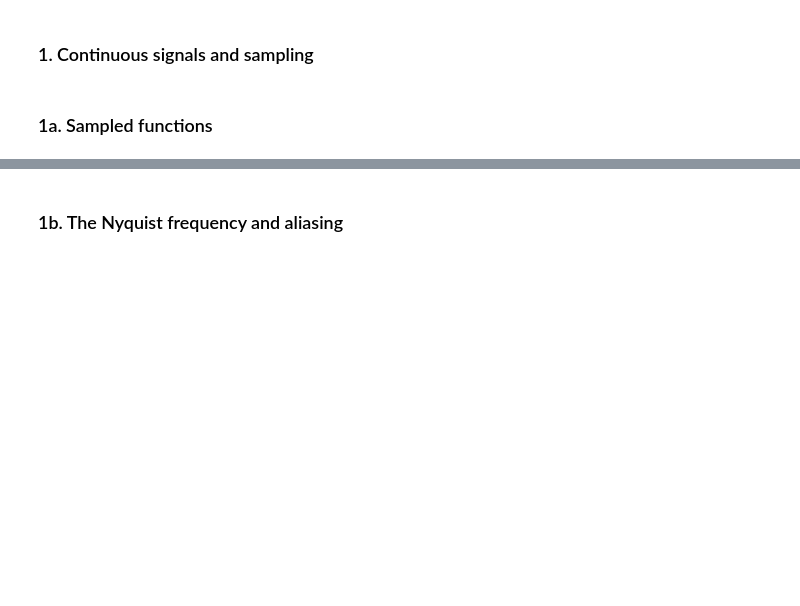
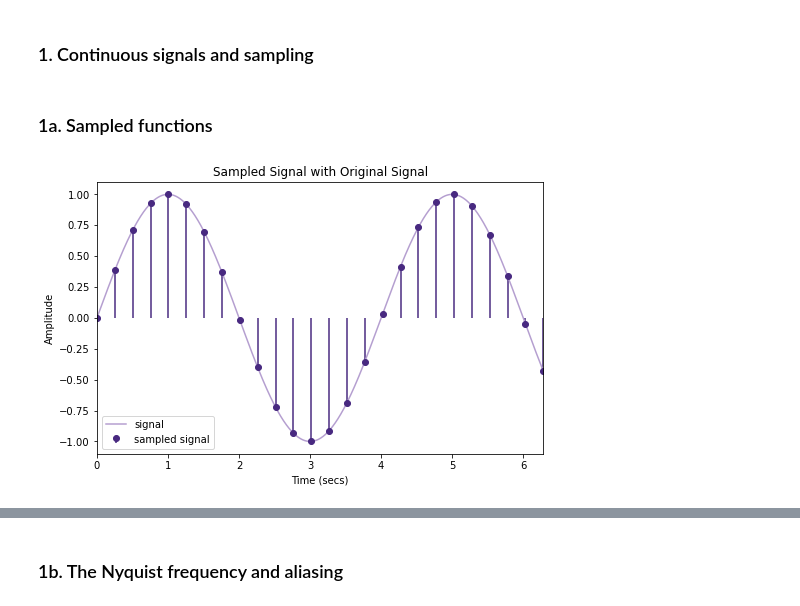
Before and after one commit to johnmays/CSDS_364_HW, a Jupyter notebook: A3/A3a/A3a_jkm100.ipynb, the cells around one changed output, grey strips where cells are left out. Drawn from its saved outputs; the diff is of its cells as text; code cells hidden in the pictures; blank space fills up the shorter version.

```diff
--- a/A3/A3a/A3a_jkm100.ipynb
+++ b/A3/A3a/A3a_jkm100.ipynb
@@ -8,5 +8,8 @@ import math
 import numpy as np
 import matplotlib.pyplot as plt
 import sys
+
+purples = ["#0a0612", "#392249", "#482980", "#673ab7",
+           "#7a52aa", "#9779bd", "#b59fd0", "#d3c5e3"]
 # %%
 sys.path.insert(1, '/Users/johnmays/Documents/GitHub/CSDS_364_HW/A1')
@@ -14,10 +18,27 @@ import A1b_code
 # %% [markdown]
 ### 1. Continuous signals and sampling
-# %%
-def plot_sampled_function(g=A1b_code.sinewave, fs=1, tlim=(0, 2*math.pi), tscale=1, tunits="secs"):
-    t = np.linspace(tlim[0]/tscale, tlim[1]/tscale, ((tlim[1]-tlim[0])/(tscale*fs))+1)
-    signal = g(t)
-
-    return None
 # %% [markdown]
 ### 1a. Sampled functions
+# %%
+def plot_sampled_function(g=sinewave, fs=1, f=1.0, tlim=(0, 2*math.pi), tscale=1, tunits="secs"):
+    # all values are given in seconds; the time scale will alter the plot to show x-axis values on the order of the tscale
+    t = np.linspace(tlim[0], tlim[1], 2001)
+    signal = g(t=t, f=f)
+    sampled_t = np.linspace(tlim[0], tlim[1], int(((tlim[1]-tlim[0])*fs)+1))
+    sampled_signal = g(t=sampled_t, f=f)
+    plt.figure(figsize=(8, 5), dpi=72)
+    plt.plot(t*tscale, signal, c=purples[6], label="signal")
+    markers, stems, base = plt.stem(sampled_t*tscale, sampled_signal, linefmt=purples[2], basefmt=" ", label="sampled signal")
+    plt.setp(markers, 'color', purples[2])
+    plt.setp(markers, 'marker', 'o')
+    plt.xlim(tlim[0]*tscale, tlim[1]*tscale)
+    plt.xlabel("Time ({units})".format(units=tunits))
+    plt.ylabel("Amplitude")
+    plt.title("Sampled Signal with Original Signal")
+    plt.legend()
+    plt.show()
+    return None
+# %%
+plot_sampled_function(g=sinewave, f= 0.25, fs=4.0)
+# %% [output]
+[figure, added]
```
Also changed, not shown: parts of 15 cells of this notebook, 2 other files.
